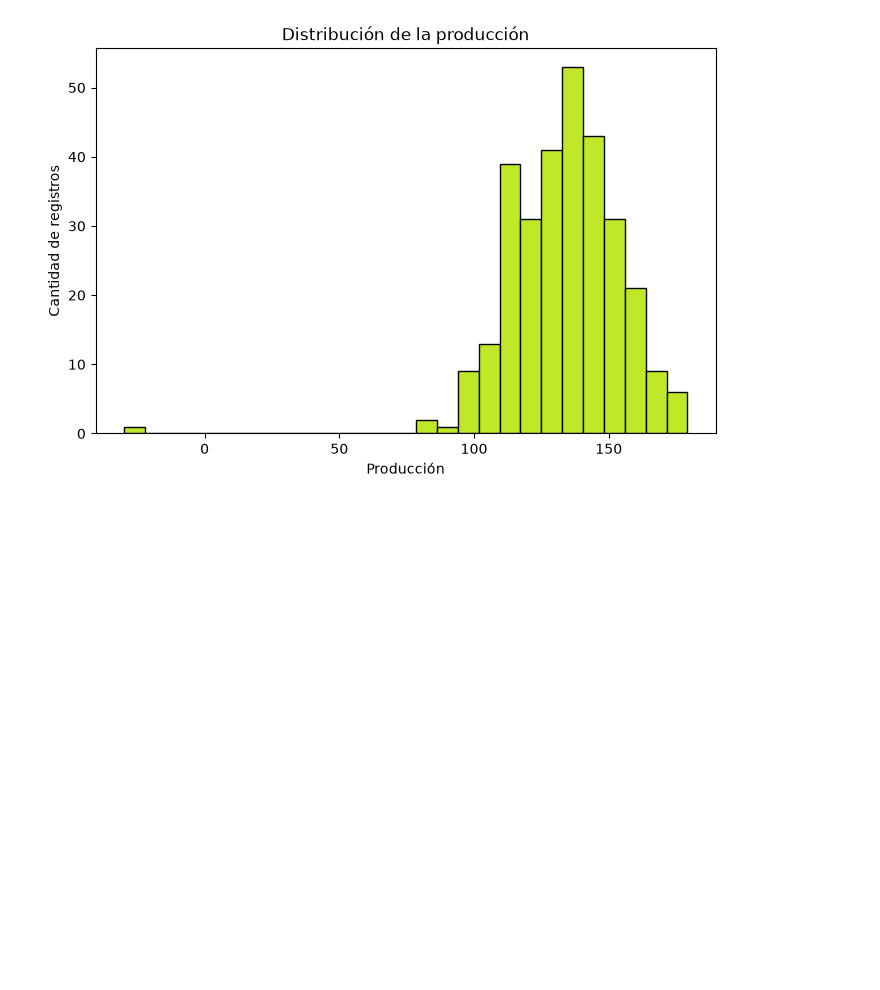
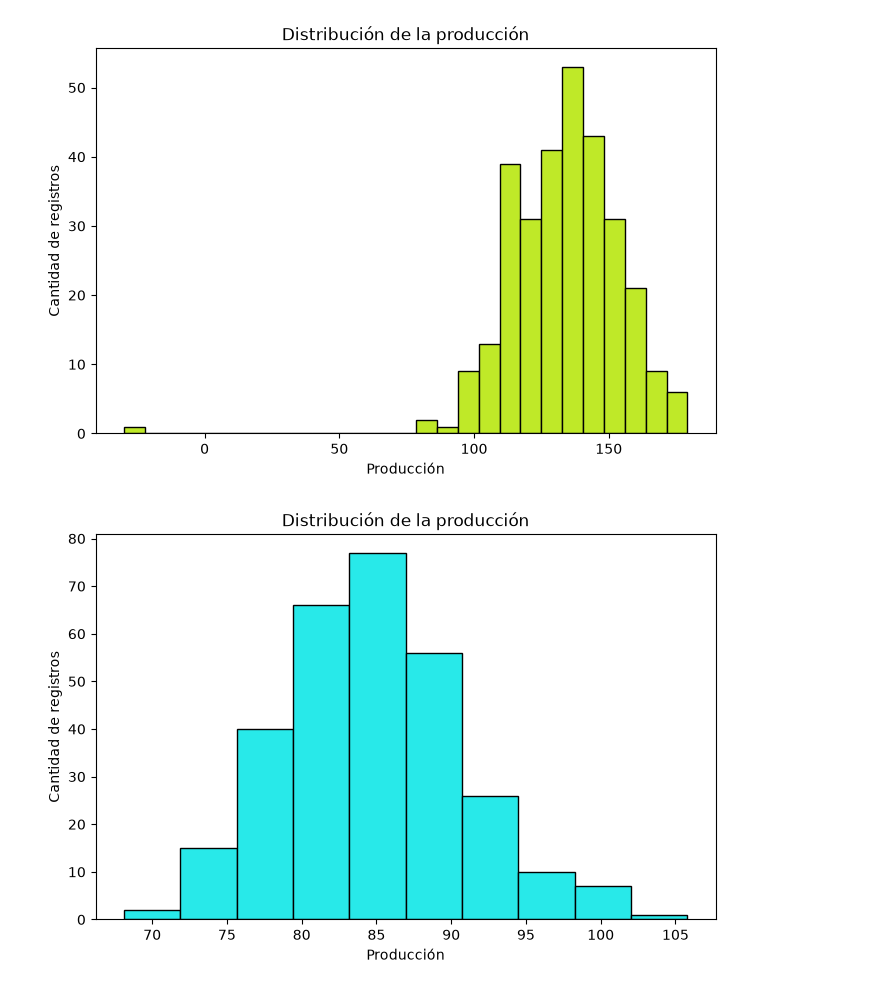
Before and after one commit to Santino-Ch/data-analysis-course, a Jupyter notebook: modulo-4-visualizacion/clase-18/practica/resolucion.ipynb, the cells around one changed output. Cells and saved outputs as stored; diff of their text form; code cells hidden in the pictures; blank space fills up the shorter version.

```diff
--- a/modulo-4-visualizacion/clase-18/practica/resolucion.ipynb
+++ b/modulo-4-visualizacion/clase-18/practica/resolucion.ipynb
@@ -100,3 +100,11 @@ de un dato que esta mal encaminado
 [figure]
 # %%
 """EJERCICIO 6"""
+fig, ax = plt.subplots(figsize=(8, 5))
+ax.hist(df["eficiencia"], color="#28e9e9", edgecolor="black")
+ax.set_title("Distribución de la producción")
+ax.set_xlabel("Producción")
+ax.set_ylabel("Cantidad de registros")
+plt.show()
+# %% [output]
+[figure, added]
```
